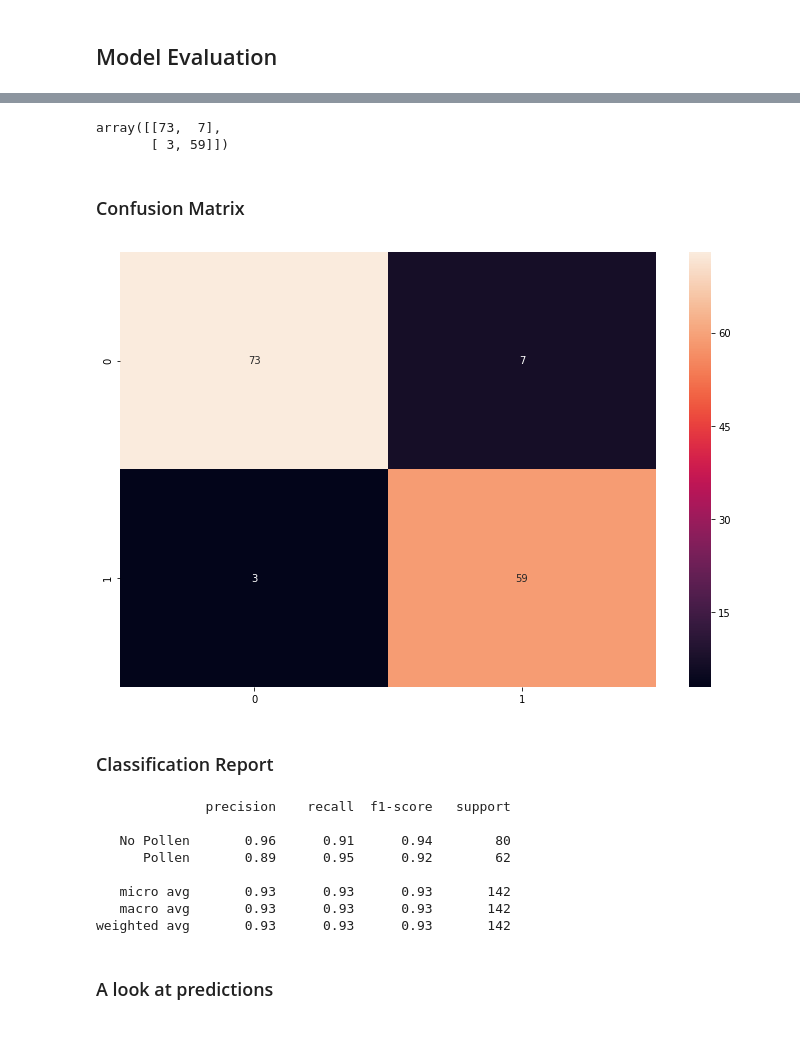
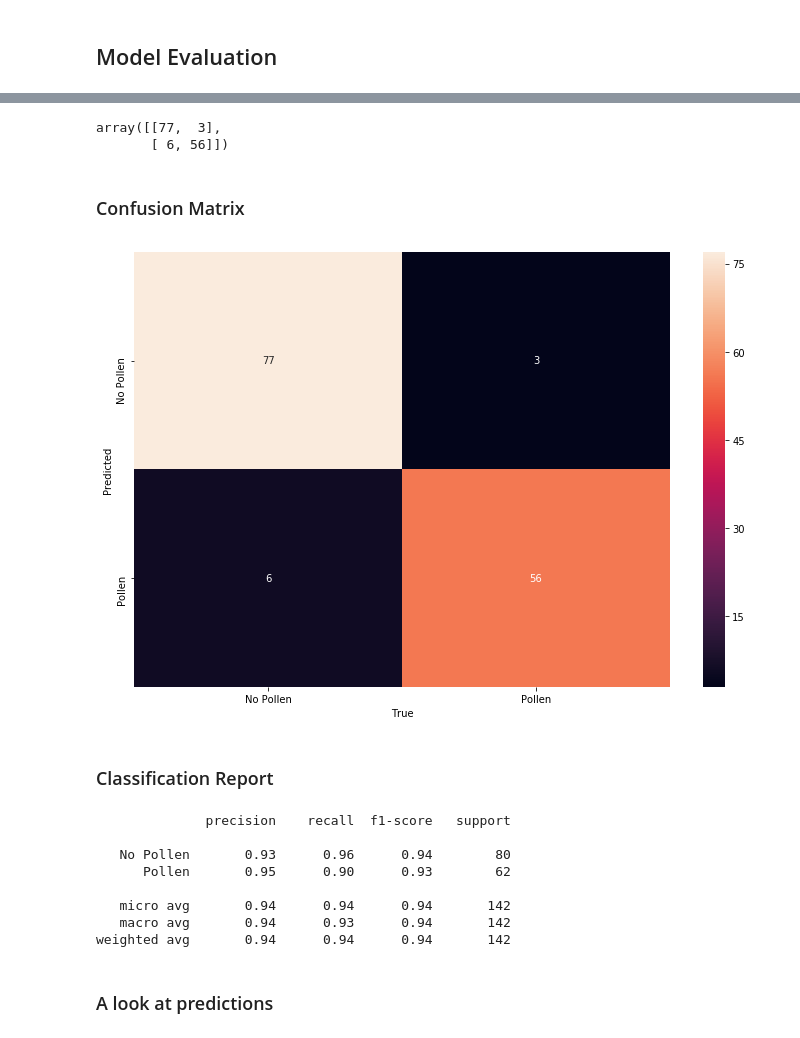
Before and after one commit to WJMatthew/DeepLearningGit, a Jupyter notebook: Assignment2/PollenClassificationWithCNN.ipynb, the cells around one changed output, grey strips where cells are left out. Saved outputs shown, nothing was run; the diff lists cells and outputs as text; code cells hidden in the pictures.

```diff
--- a/Assignment2/PollenClassificationWithCNN.ipynb
+++ b/Assignment2/PollenClassificationWithCNN.ipynb
@@ -42,7 +42,9 @@ class PollenDataset(Dataset):
         self.dataframe = pd.read_csv(csv_file, index_col=0)
 
         # Remove poor sample images
-        removed_images = ['NP13068-42r.jpg', 'NP25880-162r.jpg', 'NP27452-203r.jpg', 'NP27452-204r.jpg', 'NP63758-223r.jpg']
+        removed_images = ['NP13068-42r.jpg', 'NP25880-162r.jpg', 'NP27452-203r.jpg',
+                          'NP27452-204r.jpg', 'NP63758-223r.jpg']
+        self.removed_df = self.dataframe[ self.dataframe['filename'].isin(removed_images)]
         self.dataframe[ ~self.dataframe['filename'].isin(removed_images)]
 
         self.transform = transform
@@ -69,18 +71,23 @@ class PollenDataset(Dataset):
 
         return (image, label)
 
-    def get_image(self, idx):
+    def get_image(self, idx, removed=False):
         '''
         '''
+
+        removed_dict = {False: self.dataframe,
+                        True: self.removed_df}
+
+
         img_name = os.path.join(self.root_dir,
                                 'images',
-                                self.dataframe.iloc[idx, 0])
+                                removed_dict[removed].iloc[idx,0])
 
         image = cv.imread(img_name)
         image2 = cv.cvtColor(image, cv.COLOR_RGB2BGR)
         image = cv.resize(image2, self.size)
 
-        label = self.dataframe.iloc[idx, 1]
+        label = removed_dict[removed].iloc[idx, 1]
 
         return (image, label)
 
@@ -103,6 +110,24 @@ def show_random_samples(data):
         plt.xticks([])
         plt.yticks([])
     fig
+
+removed_images = ['NP13068-42r.jpg', 'NP27452-203r.jpg', 'NP27452-204r.jpg', 'NP63758-223r.jpg']
+
+def show_removed_samples(data):
+
+    label_dict = {0: 'No pollen', 1: 'Pollen'}
+    fig = plt.figure(figsize=(8, 4))
+    plt.tight_layout()
+
+    for i in range(len(removed_images)):
+        plt.subplot(1,len(removed_images),i+1)
+        image, label = data.get_image(i, removed=True)
+
+        plt.imshow(image, cmap='gray', interpolation='none')
+        plt.title(label_dict[label] + '\n' + removed_images[i])
+        plt.xticks([])
+        plt.yticks([])
+    fig
 # %% [markdown]
 ### Instantiate the PollenDataset:
 # %%
@@ -262,7 +292,7 @@ device
 device(type='cuda')
 # %%
 # HPs
-lr = 0.005 # 0.001 too small
+lr = 0.01 # 0.001 too small
 
 # Model
 model = BeeNet().to(device)
@@ -278,7 +308,7 @@ train_losses = []
 train_accuracies = []
 train_losses2 = []
 #
-num_epochs = 50
+num_epochs = 40
 for epoch in range(num_epochs):
 
     # Train:
@@ -447,19 +477,23 @@ cm = confusion_matrix(y_true, y_pred)
 
 cm
 # %% [output]
-array([[73,  7],
-       [ 3, 59]])
+array([[77,  3],
+       [ 6, 56]])
 # %% [markdown]
 ### Confusion Matrix
 # %%
 %matplotlib inline
 import matplotlib.pyplot as plt
 import seaborn as sns
 
 plt.subplots(figsize=(12,8));
-sns.heatmap(cm, annot=True, fmt='g');
+sns.heatmap(cm, annot=True, fmt='g', yticklabels=['No Pollen', 'Pollen'],
+            xticklabels=['No Pollen', 'Pollen']);
+
+plt.xlabel('True');
+plt.ylabel('Predicted');
 # %% [output]
-[figure, old version]
+[figure, new version]
 # %% [markdown]
 ### Classification Report
 # %%
@@ -470,12 +504,12 @@ print(classification_report(y_true, y_pred, target_names=target_names))
 # %% [output]
               precision    recall  f1-score   support
 
-   No Pollen       0.96      0.91      0.94        80
-      Pollen       0.89      0.95      0.92        62
+   No Pollen       0.93      0.96      0.94        80
+      Pollen       0.95      0.90      0.93        62
 
-   micro avg       0.93      0.93      0.93       142
-   macro avg       0.93      0.93      0.93       142
-weighted avg       0.93      0.93      0.93       142
+   micro avg       0.94      0.94      0.94       142
+   macro avg       0.94      0.93      0.94       142
+weighted avg       0.94      0.94      0.94       142
 # %% [markdown]
 ### A look at predictions
 # %%
```
Also changed, not shown: parts of 12 cells of this notebook, 5 other files.
